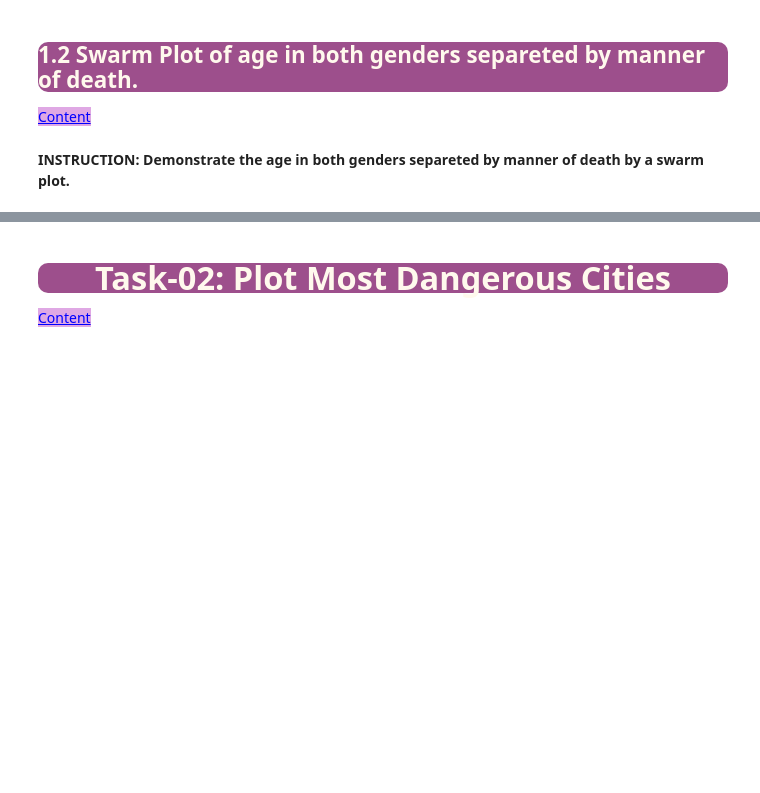
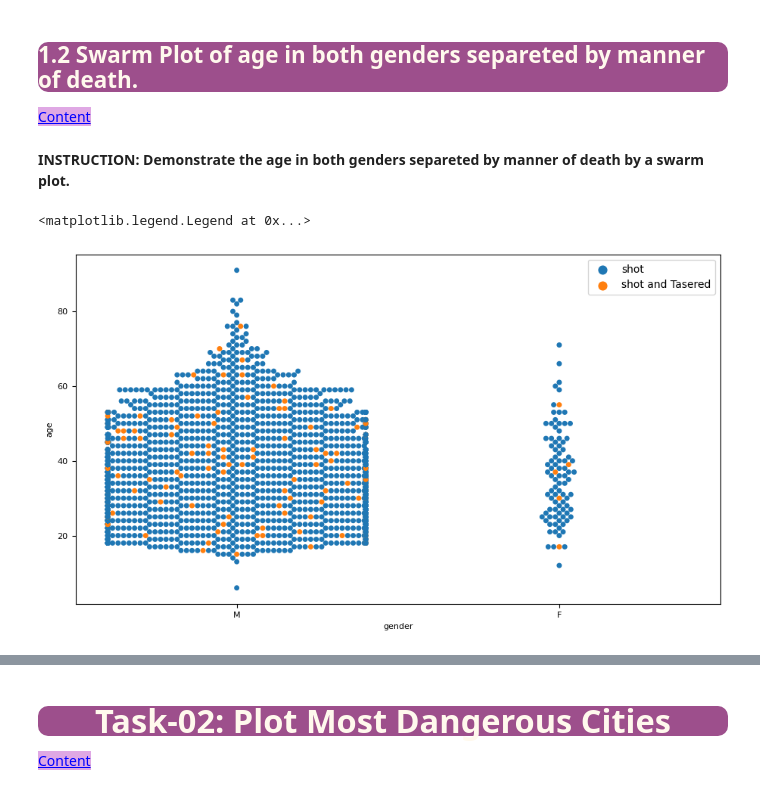
Before and after one commit to SongJiyeonPaek/CW_Assignments, a Jupyter notebook: DVwPY Assignment_02(Seaborn-PoliceKillings-US)/Assignment-2 (PoliceKillingUS-Seaborn)-Student.ipynb, the cells around one changed output, grey strips where cells are left out. Drawn from its saved outputs; the diff is of its cells as text; code cells hidden in the pictures; blank space fills up the shorter version.

```diff
--- a/DVwPY Assignment_02(Seaborn-PoliceKillings-US)/Assignment-2 (PoliceKillingUS-Seaborn)-Student.ipynb
+++ b/DVwPY Assignment_02(Seaborn-PoliceKillings-US)/Assignment-2 (PoliceKillingUS-Seaborn)-Student.ipynb
@@ -332,3 +327,25 @@ style="color:blue; background-color:#dfa8e4" data-toggle="popover">Content</a>
+# %%
+# With Seaborn Swarmplot
+
+# YOUR CODE IS HERE
+
+plt.figure(figsize=(11, 6))
+
+ax = sns.swarmplot(data = kill,
+              x = "gender",
+              y = "age",
+              hue = "manner_of_death");
+
+ax.tick_params(axis = "x", labelsize = 8)   # axis setting
+ax.tick_params(axis = "y", labelsize = 8)
+
+ax.set_xlabel("gender", fontsize = 8)   # lable font setting
+ax.set_ylabel("age", fontsize = 8)
+
+plt.legend(loc = "upper right", bbox_to_anchor = (1, 1)) # hue box setting
+# %% [output]
+<matplotlib.legend.Legend at 0x...>
+[figure, added]
 # %% [markdown]
 Desired Output:
 
```
Also changed, not shown: parts of 2 cells of this notebook.
